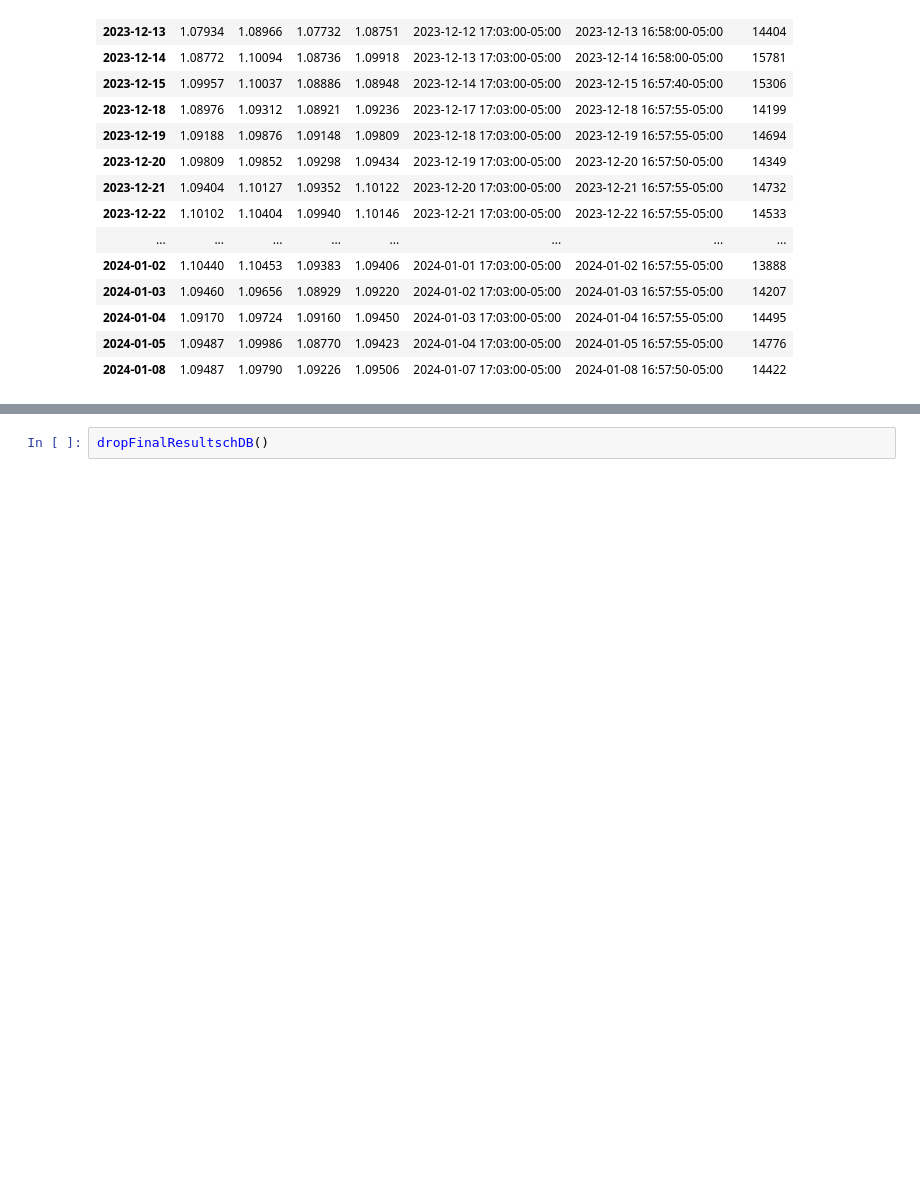
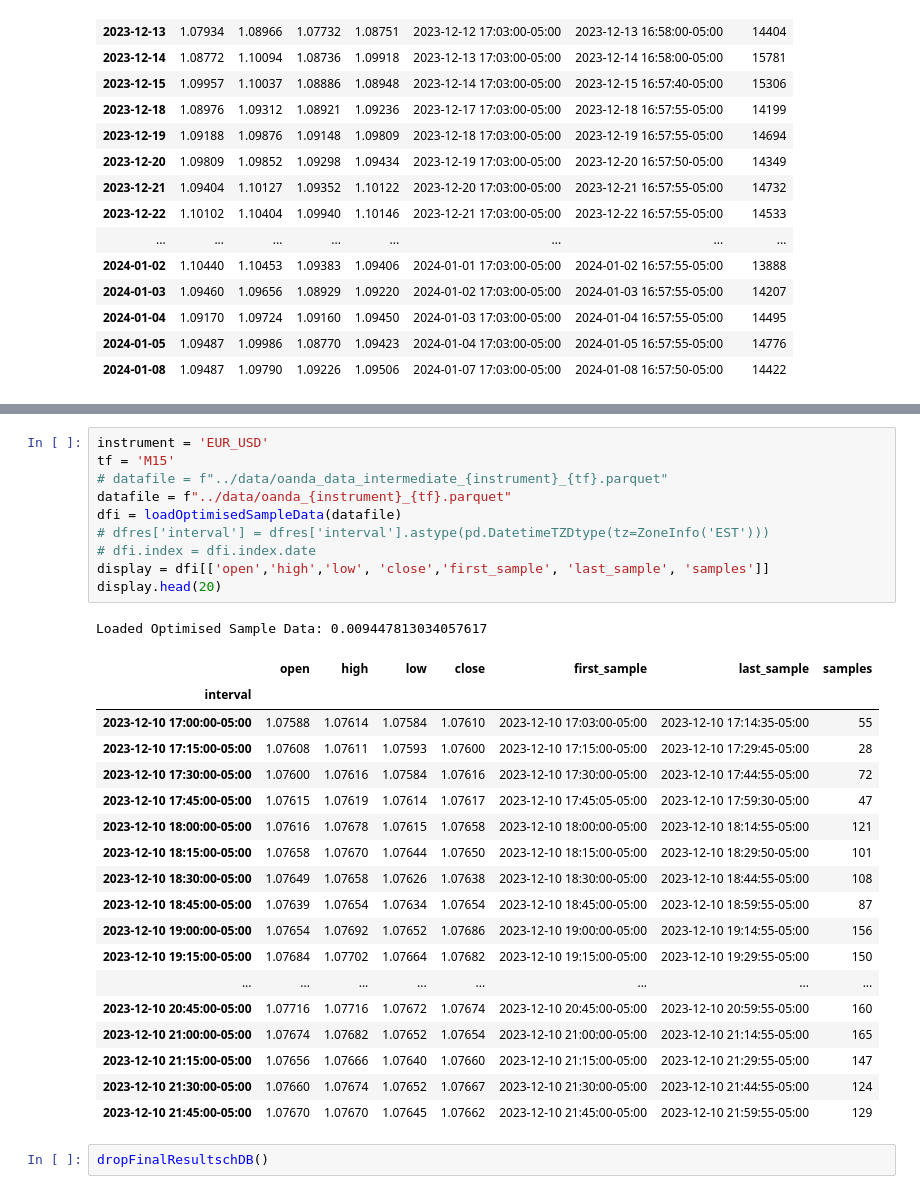
Before and after one commit to MattCollinge/algo-trading, a Jupyter notebook: notebooks/OHLC Quantitative Analysis.ipynb, the cells around one changed output, grey strips where cells are left out. Drawn from its saved outputs; the diff is of its cells as text; blank space fills up the shorter version.

```diff
--- a/notebooks/OHLC Quantitative Analysis.ipynb
+++ b/notebooks/OHLC Quantitative Analysis.ipynb
@@ -1140,3 +1110,33 @@ Loaded Optimised Sample Data: 0.010645627975463867
+# %%
+instrument = 'EUR_USD'
+tf = 'M15'
+# datafile = f"../data/oanda_data_intermediate_{instrument}_{tf}.parquet"
+datafile = f"../data/oanda_{instrument}_{tf}.parquet"
+dfi = loadOptimisedSampleData(datafile)
+# dfres['interval'] = dfres['interval'].astype(pd.DatetimeTZDtype(tz=ZoneInfo('EST')))
+# dfi.index = dfi.index.date
+display = dfi[['open','high','low', 'close','first_sample', 'last_sample', 'samples']]
+display.head(20)
+# %% [output]
+Loaded Optimised Sample Data: 0.009447813034057617
+|  | open | high | low | close | first_sample | last_sample | samples |
+| interval |  |  |  |  |  |  |  |
+| 2023-12-10 17:00:00-05:00 | 1.07588 | 1.07614 | 1.07584 | 1.07610 | 2023-12-10 17:03:00-05:00 | 2023-12-10 17:14:35-05:00 | 55 |
+| 2023-12-10 17:15:00-05:00 | 1.07608 | 1.07611 | 1.07593 | 1.07600 | 2023-12-10 17:15:00-05:00 | 2023-12-10 17:29:45-05:00 | 28 |
+| 2023-12-10 17:30:00-05:00 | 1.07600 | 1.07616 | 1.07584 | 1.07616 | 2023-12-10 17:30:00-05:00 | 2023-12-10 17:44:55-05:00 | 72 |
+| 2023-12-10 17:45:00-05:00 | 1.07615 | 1.07619 | 1.07614 | 1.07617 | 2023-12-10 17:45:05-05:00 | 2023-12-10 17:59:30-05:00 | 47 |
+| 2023-12-10 18:00:00-05:00 | 1.07616 | 1.07678 | 1.07615 | 1.07658 | 2023-12-10 18:00:00-05:00 | 2023-12-10 18:14:55-05:00 | 121 |
+| 2023-12-10 18:15:00-05:00 | 1.07658 | 1.07670 | 1.07644 | 1.07650 | 2023-12-10 18:15:00-05:00 | 2023-12-10 18:29:50-05:00 | 101 |
+| 2023-12-10 18:30:00-05:00 | 1.07649 | 1.07658 | 1.07626 | 1.07638 | 2023-12-10 18:30:00-05:00 | 2023-12-10 18:44:55-05:00 | 108 |
+| 2023-12-10 18:45:00-05:00 | 1.07639 | 1.07654 | 1.07634 | 1.07654 | 2023-12-10 18:45:00-05:00 | 2023-12-10 18:59:55-05:00 | 87 |
+| 2023-12-10 19:00:00-05:00 | 1.07654 | 1.07692 | 1.07652 | 1.07686 | 2023-12-10 19:00:00-05:00 | 2023-12-10 19:14:55-05:00 | 156 |
+| 2023-12-10 19:15:00-05:00 | 1.07684 | 1.07702 | 1.07664 | 1.07682 | 2023-12-10 19:15:00-05:00 | 2023-12-10 19:29:55-05:00 | 150 |
+| ... | ... | ... | ... | ... | ... | ... | ... |
+| 2023-12-10 20:45:00-05:00 | 1.07716 | 1.07716 | 1.07672 | 1.07674 | 2023-12-10 20:45:00-05:00 | 2023-12-10 20:59:55-05:00 | 160 |
+| 2023-12-10 21:00:00-05:00 | 1.07674 | 1.07682 | 1.07652 | 1.07654 | 2023-12-10 21:00:00-05:00 | 2023-12-10 21:14:55-05:00 | 165 |
+| 2023-12-10 21:15:00-05:00 | 1.07656 | 1.07666 | 1.07640 | 1.07660 | 2023-12-10 21:15:00-05:00 | 2023-12-10 21:29:55-05:00 | 147 |
+| 2023-12-10 21:30:00-05:00 | 1.07660 | 1.07674 | 1.07652 | 1.07667 | 2023-12-10 21:30:00-05:00 | 2023-12-10 21:44:55-05:00 | 124 |
+| 2023-12-10 21:45:00-05:00 | 1.07670 | 1.07670 | 1.07645 | 1.07662 | 2023-12-10 21:45:00-05:00 | 2023-12-10 21:59:55-05:00 | 129 |
 # %%
 dropFinalResultschDB()
 # %%
```
Also changed, not shown: parts of 5 cells of this notebook, 3 other files.
